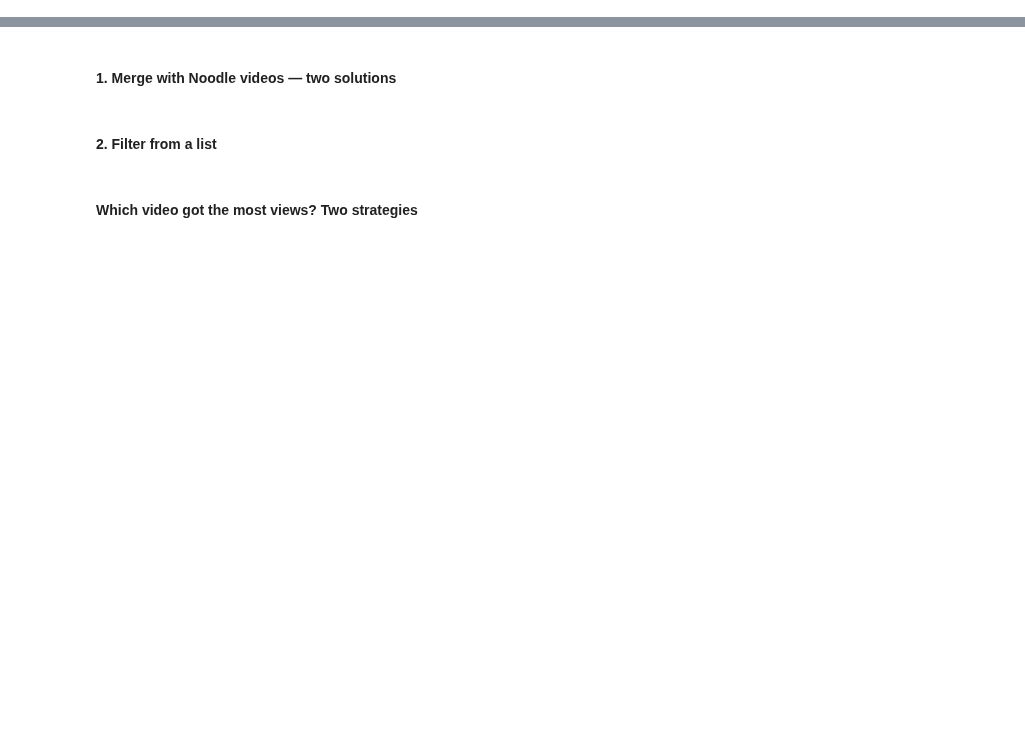
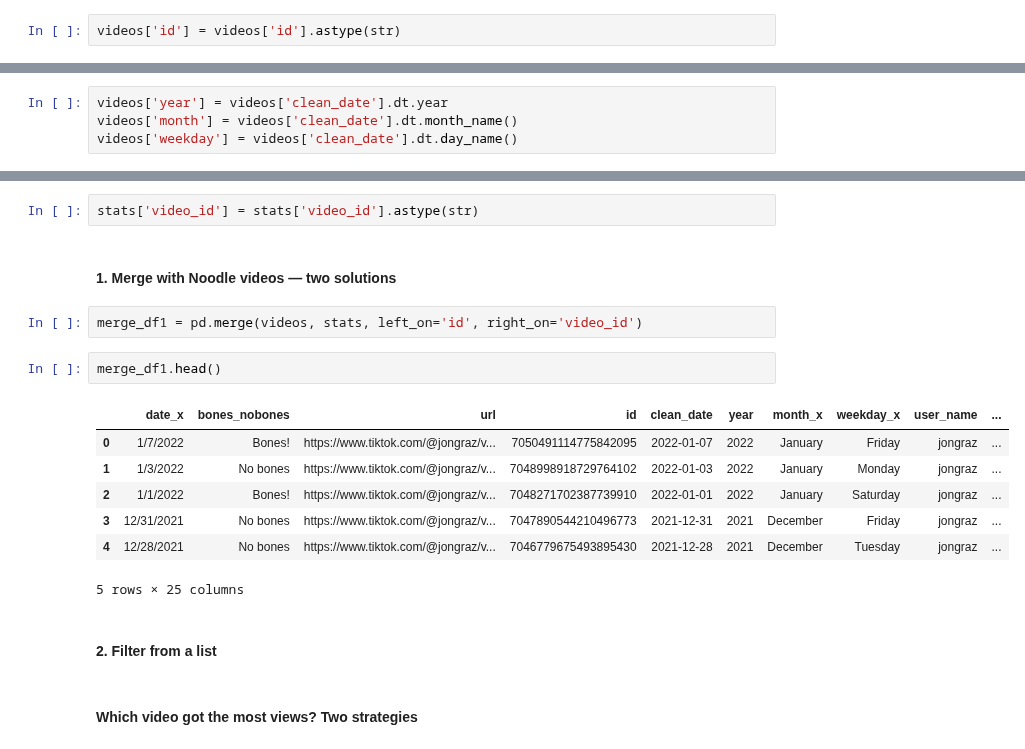
Before and after one commit to stiles/usc, a Jupyter notebook: notebooks/student_demos/02_pandas_basics_continued_demo.ipynb, the cells around one changed output, grey strips where cells are left out. Drawn from its saved outputs; the diff is of its cells as text; blank space fills up the shorter version.

```diff
--- a/notebooks/student_demos/02_pandas_basics_continued_demo.ipynb
+++ b/notebooks/student_demos/02_pandas_basics_continued_demo.ipynb
@@ -32,0 +76,2 @@ stats = pd.read_csv('../../data/raw/jon_graz_stats.csv')
+# %%
+videos['id'] = videos['id'].astype(str)
@@ -35,2 +98,6 @@ stats = pd.read_csv('../../data/raw/jon_graz_stats.csv')
 # %% [markdown]
 #### What if we just want the month, or year, or day of the week?
+# %%
+videos['year'] = videos['clean_date'].dt.year
+videos['month'] = videos['clean_date'].dt.month_name()
+videos['weekday'] = videos['clean_date'].dt.day_name()
@@ -45,5 +156,19 @@ stats = pd.read_csv('../../data/raw/jon_graz_stats.csv')
+# %%
+stats['video_id'] = stats['video_id'].astype(str)
 # %% [markdown]
 #### 1. Merge with Noodle videos — two solutions
+# %%
+merge_df1 = pd.merge(videos, stats, left_on='id', right_on='video_id')
+# %%
+merge_df1.head()
+# %% [output]
+|  | date_x | bones_nobones | url | id | clean_date | year | month_x | weekday_x | user_name | ... |
+| 0 | 1/7/2022 | Bones! | https://www.tiktok.com/@jongraz/v... | 7050491114775842095 | 2022-01-07 | 2022 | January | Friday | jongraz | ... |
+| 1 | 1/3/2022 | No bones | https://www.tiktok.com/@jongraz/v... | 7048998918729764102 | 2022-01-03 | 2022 | January | Monday | jongraz | ... |
+| 2 | 1/1/2022 | Bones! | https://www.tiktok.com/@jongraz/v... | 7048271702387739910 | 2022-01-01 | 2022 | January | Saturday | jongraz | ... |
+| 3 | 12/31/2021 | No bones | https://www.tiktok.com/@jongraz/v... | 7047890544210496773 | 2021-12-31 | 2021 | December | Friday | jongraz | ... |
+| 4 | 12/28/2021 | No bones | https://www.tiktok.com/@jongraz/v... | 7046779675493895430 | 2021-12-28 | 2021 | December | Tuesday | jongraz | ... |
+5 rows × 25 columns
 # %% [markdown]
 #### 2. Filter from a list
 # %% [markdown]
```
Also changed, not shown: parts of 15 cells of this notebook, 1 other file.
